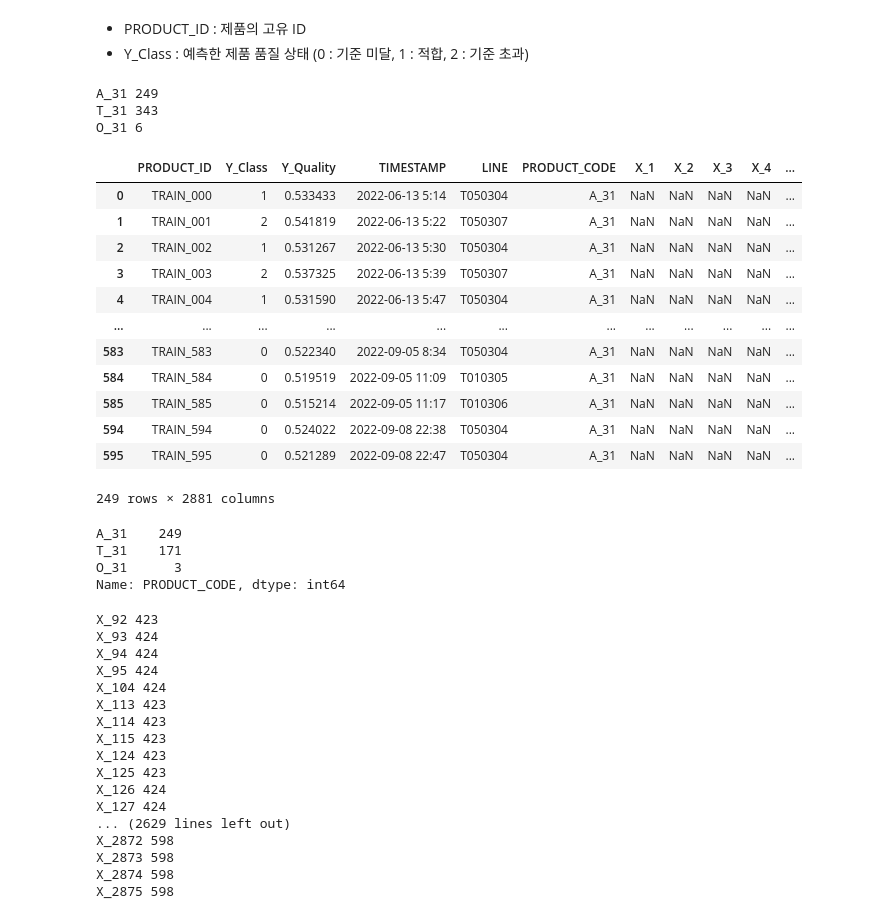
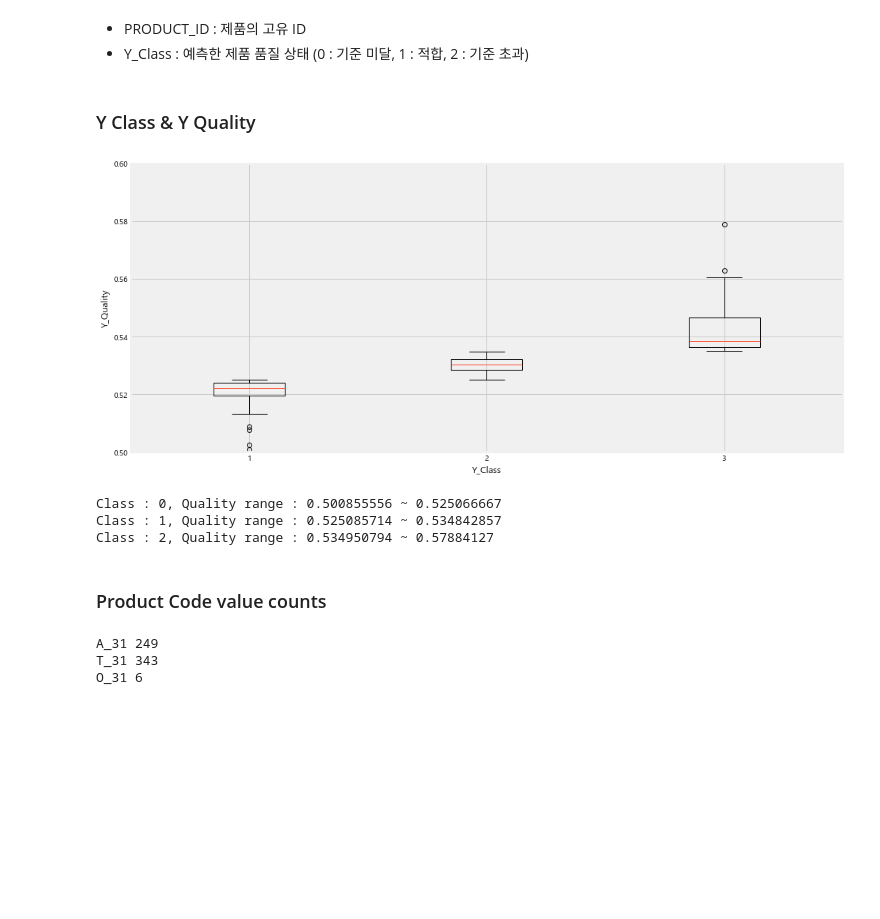
Before and after one commit to Sungjeonghyun/LG_Aimers_2nd, a Jupyter notebook: 정현/EDA.ipynb, the cells around one changed output. Saved outputs shown, nothing was run; the diff lists cells and outputs as text; code cells hidden in the pictures; blank space fills up the shorter version.

```diff
--- a/정현/EDA.ipynb
+++ b/정현/EDA.ipynb
@@ -73,4 +75,29 @@ subm.head()
 # %% [markdown]
 * PRODUCT_ID : 제품의 고유 ID
 * Y_Class : 예측한 제품 품질 상태 (0 : 기준 미달, 1 : 적합, 2 : 기준 초과)
+# %% [markdown]
+### Y Class & Y Quality
+# %%
+rcParams['figure.figsize'] = 15, 7
+
+fig, ax = plt.subplots()
+
+ax.boxplot([train[train['Y_Class']==0].Y_Quality, train[train['Y_Class']==1].Y_Quality, train[train['Y_Class']==2].Y_Quality])
+ax.set_ylim(0.5, 0.6)
+ax.set_xlabel('Y_Class')
+ax.set_ylabel('Y_Quality')
+plt.show()
+# %% [output]
+[figure, added]
+# %%
+# Class는 Quality를 3등분한 결과
+for i in range(3):
+    tmp = train[train['Y_Class']==i].Y_Quality
+    print(f'Class : {i}, Quality range : {min(tmp)} ~ {max(tmp)}')
+# %% [output]
+Class : 0, Quality range : 0.500855556 ~ 0.525066667
+Class : 1, Quality range : 0.525085714 ~ 0.534842857
+Class : 2, Quality range : 0.534950794 ~ 0.57884127
+# %% [markdown]
+### Product Code value counts
 # %%
@@ -80,48 +108,3 @@ for code in train['PRODUCT_CODE'].unique():
 A_31 249
 T_31 343
 O_31 6
-# %%
-train[train[train.columns[6]].isnull()]
-# %% [output]
-|  | PRODUCT_ID | Y_Class | Y_Quality | TIMESTAMP | LINE | PRODUCT_CODE | X_1 | X_2 | X_3 | X_4 | ... |
-| 0 | TRAIN_000 | 1 | 0.533433 | 2022-06-13 5:14 | T050304 | A_31 | NaN | NaN | NaN | NaN | ... |
-| 1 | TRAIN_001 | 2 | 0.541819 | 2022-06-13 5:22 | T050307 | A_31 | NaN | NaN | NaN | NaN | ... |
-| 2 | TRAIN_002 | 1 | 0.531267 | 2022-06-13 5:30 | T050304 | A_31 | NaN | NaN | NaN | NaN | ... |
-| 3 | TRAIN_003 | 2 | 0.537325 | 2022-06-13 5:39 | T050307 | A_31 | NaN | NaN | NaN | NaN | ... |
-| 4 | TRAIN_004 | 1 | 0.531590 | 2022-06-13 5:47 | T050304 | A_31 | NaN | NaN | NaN | NaN | ... |
-| ... | ... | ... | ... | ... | ... | ... | ... | ... | ... | ... | ... |
-| 583 | TRAIN_583 | 0 | 0.522340 | 2022-09-05 8:34 | T050304 | A_31 | NaN | NaN | NaN | NaN | ... |
-| 584 | TRAIN_584 | 0 | 0.519519 | 2022-09-05 11:09 | T010305 | A_31 | NaN | NaN | NaN | NaN | ... |
-| 585 | TRAIN_585 | 0 | 0.515214 | 2022-09-05 11:17 | T010306 | A_31 | NaN | NaN | NaN | NaN | ... |
-| 594 | TRAIN_594 | 0 | 0.524022 | 2022-09-08 22:38 | T050304 | A_31 | NaN | NaN | NaN | NaN | ... |
-| 595 | TRAIN_595 | 0 | 0.521289 | 2022-09-08 22:47 | T050304 | A_31 | NaN | NaN | NaN | NaN | ... |
-249 rows × 2881 columns
-# %%
-train[train['X_92'].isnull()]['PRODUCT_CODE'].value_counts()
-# %% [output]
-A_31    249
-T_31    171
-O_31      3
-Name: PRODUCT_CODE, dtype: int64
-# %%
-for i in range(6, len(train.columns)):
-    if len(train[train[train.columns[i]].isnull()]) not in [249, 343, 6]:
-        print(train.columns[i], len(train[train[train.columns[i]].isnull()]))
-# %% [output]
-X_92 423
-X_93 424
-X_94 424
-X_95 424
-X_104 424
-X_113 423
-X_114 423
-X_115 423
-X_124 423
-X_125 423
-X_126 424
-X_127 424
-... (2629 lines left out)
-X_2872 598
-X_2873 598
-X_2874 598
-X_2875 598
```
Also changed, not shown: parts of 17 cells of this notebook.
